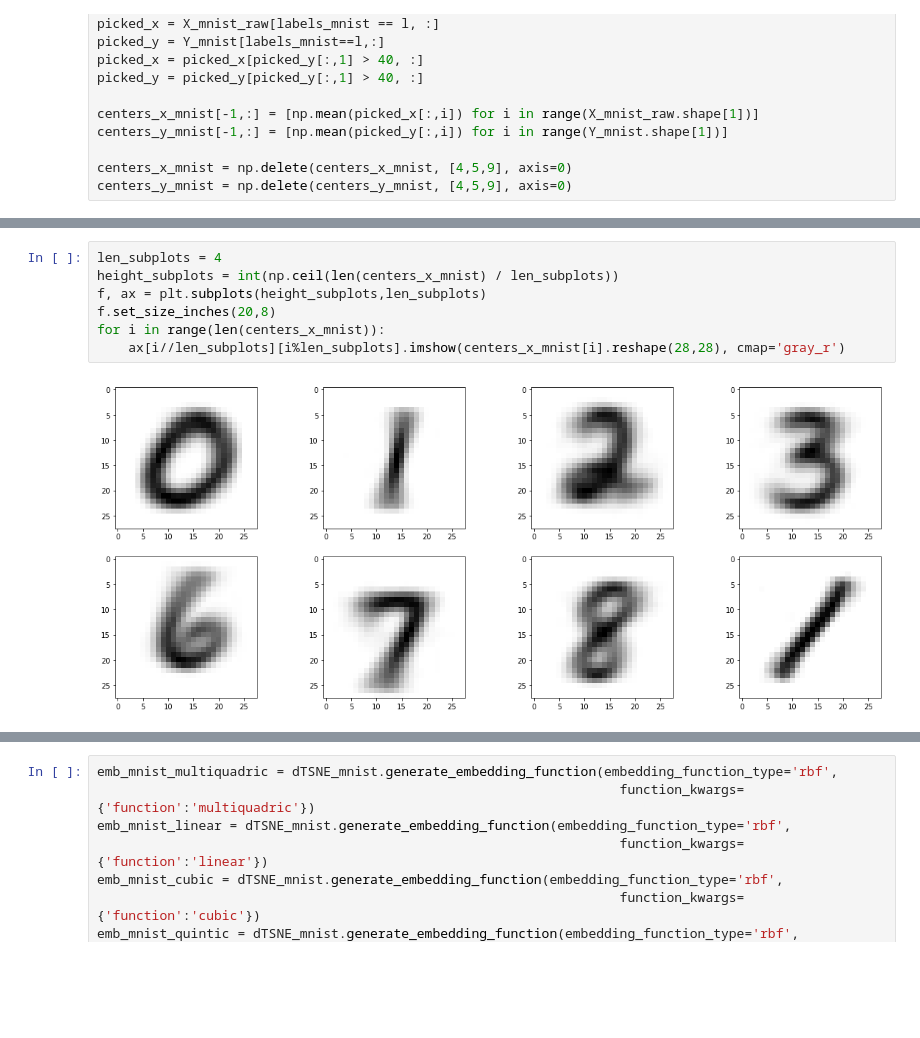
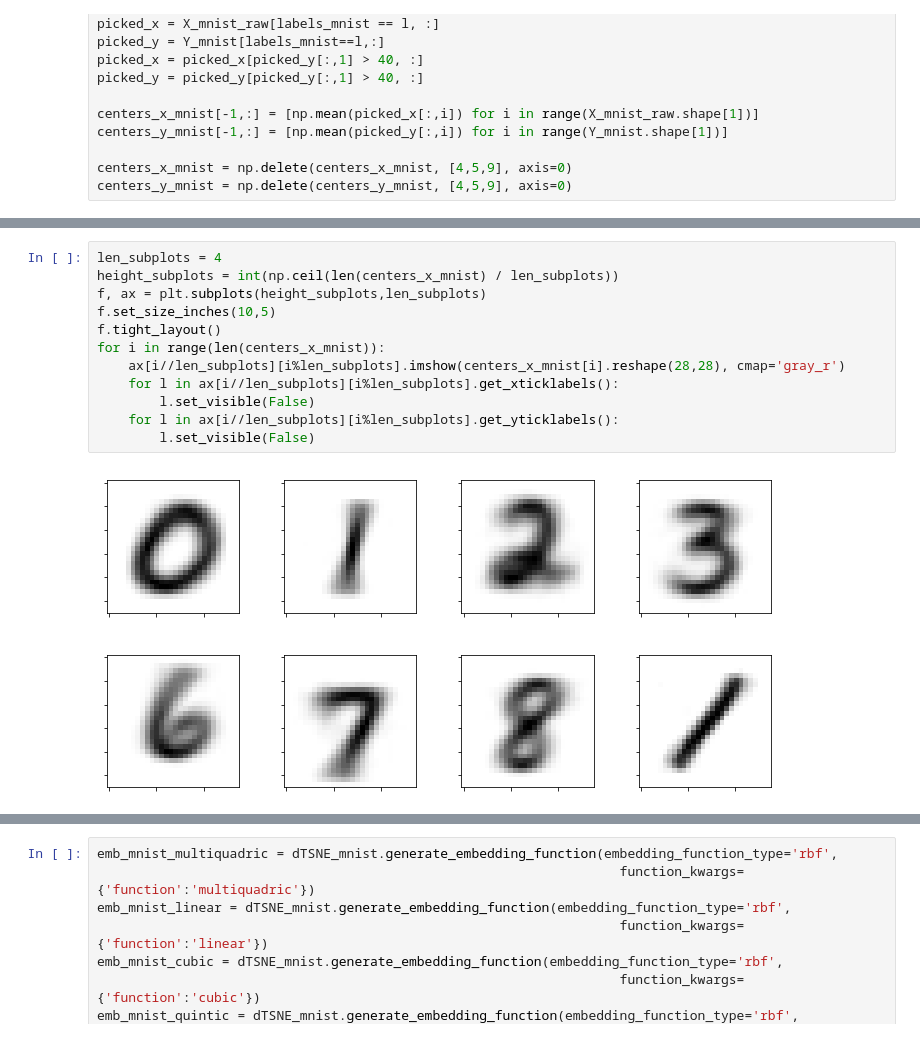
Before and after one commit to andreyboytsov/LION-tSNE, a Jupyter notebook: Tests.ipynb, the cells around one changed output, grey strips where cells are left out. Saved outputs shown, nothing was run; the diff lists cells and outputs as text; blank space fills up the shorter version.

```diff
--- a/Tests.ipynb
+++ b/Tests.ipynb
@@ -204,12 +200,17 @@ plt.show()
 # %%
 len_subplots = 4
 height_subplots = int(np.ceil(len(centers_x_mnist) / len_subplots))
 f, ax = plt.subplots(height_subplots,len_subplots)
-f.set_size_inches(20,8)
+f.set_size_inches(10,5)
+f.tight_layout()
 for i in range(len(centers_x_mnist)):
     ax[i//len_subplots][i%len_subplots].imshow(centers_x_mnist[i].reshape(28,28), cmap='gray_r')
+    for l in ax[i//len_subplots][i%len_subplots].get_xticklabels():
+        l.set_visible(False)
+    for l in ax[i//len_subplots][i%len_subplots].get_yticklabels():
+        l.set_visible(False)
 # %% [output]
-[figure, old version]
+[figure, new version]
 # %%
 len_subplots = 4
 height_subplots = int(np.ceil(len(centers_x_mnist) / len_subplots))
```
Also changed, not shown: parts of 24 cells of this notebook, 8 other files.
